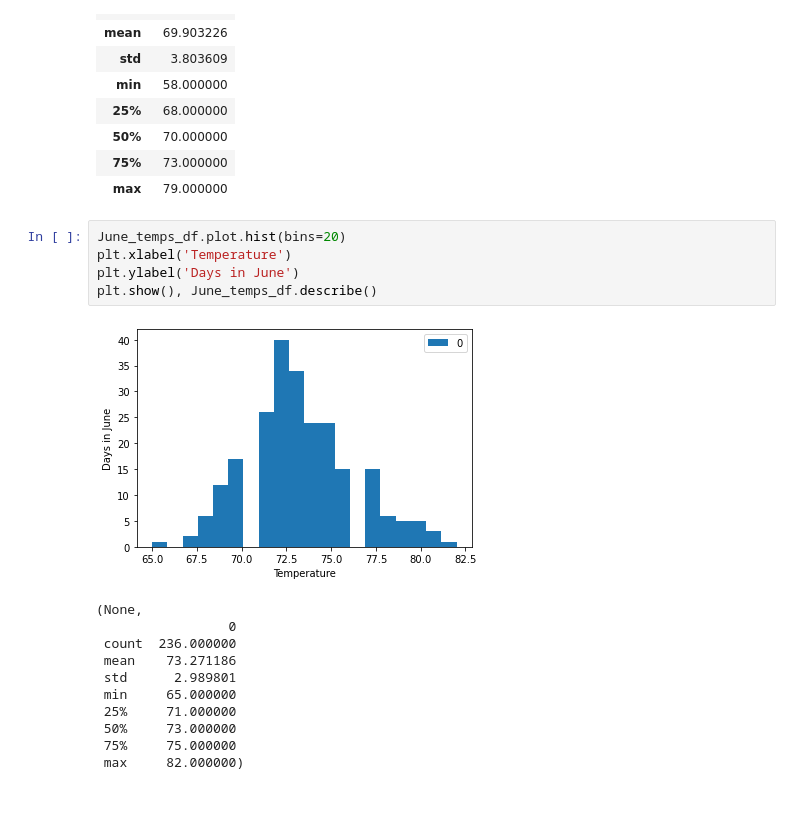
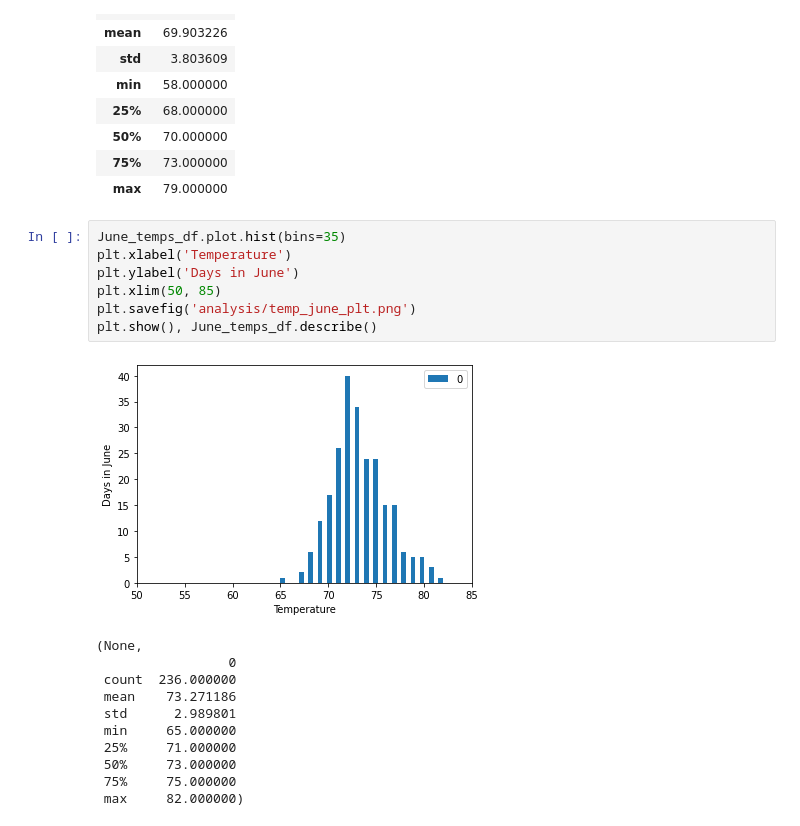
Before and after one commit to leonid-tkach/surfs_up, a Jupyter notebook: SurfsUp_Challenge.ipynb, the cells around one changed output. Cells and saved outputs as stored; diff of their text form.

```diff
--- a/SurfsUp_Challenge.ipynb
+++ b/SurfsUp_Challenge.ipynb
@@ -123,12 +124,14 @@ Dec_temps_df.describe()
 | 75% | 73.000000 |
 | max | 79.000000 |
 # %%
-June_temps_df.plot.hist(bins=20)
+June_temps_df.plot.hist(bins=35)
 plt.xlabel('Temperature')
 plt.ylabel('Days in June')
+plt.xlim(50, 85)
+plt.savefig('analysis/temp_june_plt.png')
 plt.show(), June_temps_df.describe()
 # %% [output]
-[figure, old version]
+[figure, new version]
 (None,
                  0
  count  236.000000
```
Also changed, not shown: parts of 9 cells of this notebook, 21 other files.
